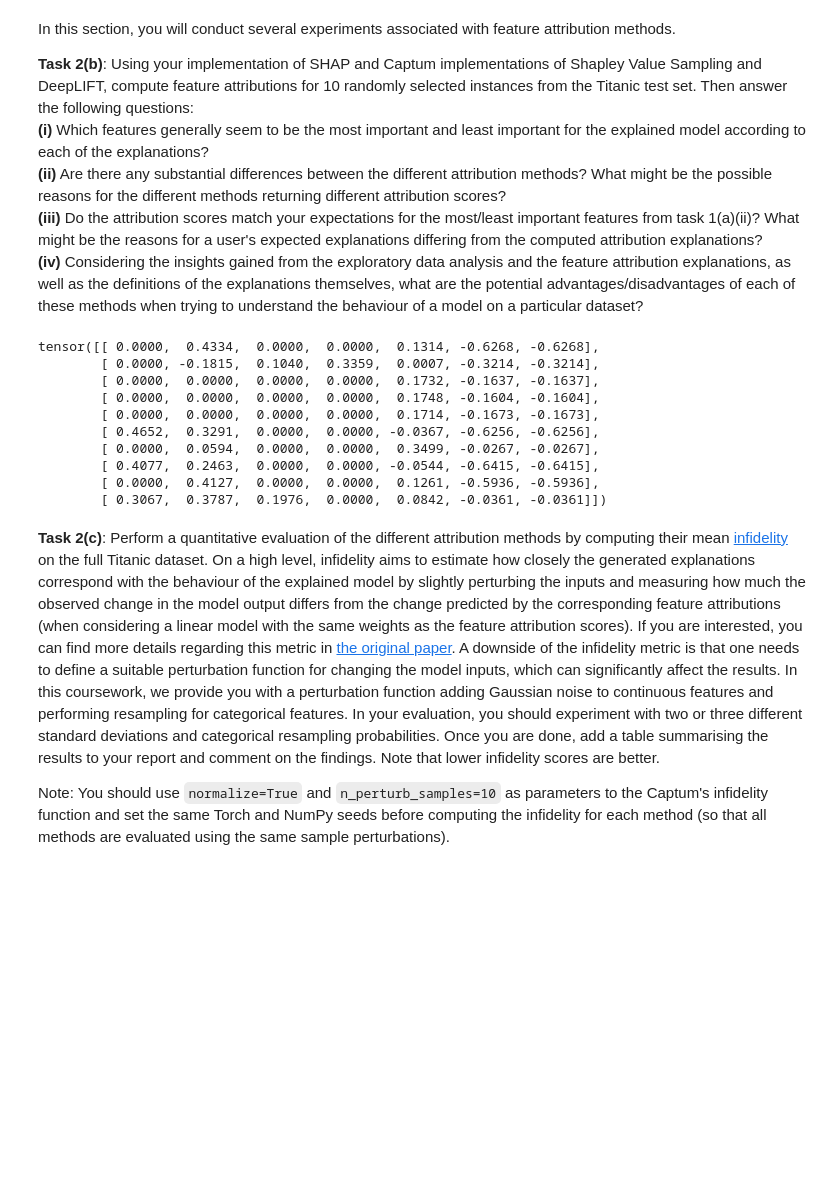
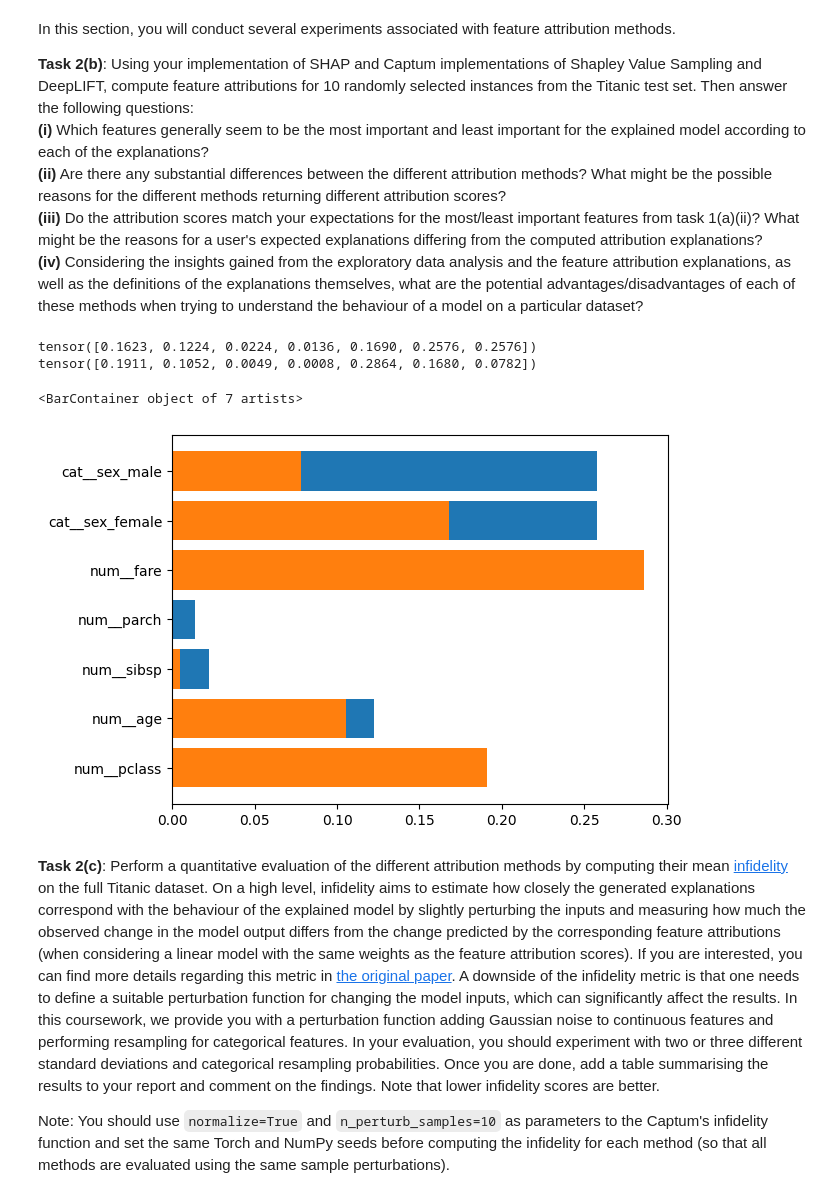
Before and after one commit to khigashinosg/Explainability-in-AI, a Jupyter notebook: Explainability CW.ipynb, the cells around one changed output. Drawn from its saved outputs; the diff is of its cells as text; code cells hidden in the pictures; blank space fills up the shorter version.

```diff
--- a/Explainability CW.ipynb
+++ b/Explainability CW.ipynb
@@ -689,28 +689,37 @@ In this section, you will conduct several experiments associated with feature at
 # %%
 # TODO: Your code and experiments here
 
 import torch
 import shap
 
-from captum.attr import ShapleyValueSampling
+from captum.attr import ShapleyValueSampling, DeepLift
 
 # Note that this is similar to feature_ids from the implementation above,
 # but the shape and the data type are different
 feature_mask = torch.tensor([[0, 1, 2, 3, 4, 5, 5]]).to(DEVICE)
 svs = ShapleyValueSampling(model)
-attributions = svs.attribute(test_dataset.samples[0:10].to(DEVICE), target=0, feature_mask=feature_mask)
-attributions
+svs_attributions = svs.attribute(test_dataset.samples[0:100:10].to(DEVICE), target=0, feature_mask=feature_mask)
+mean_svs_attributions = torch.mean(svs_attributions.abs(), dim=0)
+print(mean_svs_attributions)
+
+# plot the mean shap values
+plt.barh(test_dataset.features, mean_svs_attributions)
+
+
+# DeepLift
+dl = DeepLift(model)
+with torch.no_grad():
+    dl_attributions = dl.attribute(test_dataset.samples[0:100:10].to(DEVICE), baselines=torch.zeros_like(test_dataset.samples[0:100:10]).to(DEVICE))
+    mean_dl_attributions = torch.mean(dl_attributions.abs(), dim=0)
+print(mean_dl_attributions)
+
+# plot the mean shap values
+plt.barh(test_dataset.features, mean_dl_attributions)
 # %% [output]
-tensor([[ 0.0000,  0.4334,  0.0000,  0.0000,  0.1314, -0.6268, -0.6268],
-        [ 0.0000, -0.1815,  0.1040,  0.3359,  0.0007, -0.3214, -0.3214],
-        [ 0.0000,  0.0000,  0.0000,  0.0000,  0.1732, -0.1637, -0.1637],
-        [ 0.0000,  0.0000,  0.0000,  0.0000,  0.1748, -0.1604, -0.1604],
-        [ 0.0000,  0.0000,  0.0000,  0.0000,  0.1714, -0.1673, -0.1673],
-        [ 0.4652,  0.3291,  0.0000,  0.0000, -0.0367, -0.6256, -0.6256],
-        [ 0.0000,  0.0594,  0.0000,  0.0000,  0.3499, -0.0267, -0.0267],
-        [ 0.4077,  0.2463,  0.0000,  0.0000, -0.0544, -0.6415, -0.6415],
-        [ 0.0000,  0.4127,  0.0000,  0.0000,  0.1261, -0.5936, -0.5936],
-        [ 0.3067,  0.3787,  0.1976,  0.0000,  0.0842, -0.0361, -0.0361]])
+tensor([0.1623, 0.1224, 0.0224, 0.0136, 0.1690, 0.2576, 0.2576])
+tensor([0.1911, 0.1052, 0.0049, 0.0008, 0.2864, 0.1680, 0.0782])
+<BarContainer object of 7 artists>
+[figure, added]
 # %% [markdown]
 **Task 2(c)**: Perform a quantitative evaluation of the different attribution methods by computing their mean [infidelity](https://captum.ai/api/metrics.html) on the full Titanic dataset. On a high level, infidelity aims to estimate how closely the generated explanations correspond with the behaviour of the explained model by slightly perturbing the inputs and measuring how much the observed change in the model output differs from the change predicted by the corresponding feature attributions (when considering a linear model with the same weights as the feature attribution scores). If you are interested, you can find more details regarding this metric in [the original paper](https://arxiv.org/abs/1901.09392). A downside of the infidelity metric is that one needs to define a suitable perturbation function for changing the model inputs, which can significantly affect the results. In this coursework, we provide you with a perturbation function adding Gaussian noise to continuous features and performing resampling for categorical features. In your evaluation, you should experiment with two or three different standard deviations and categorical resampling probabilities. Once you are done, add a table summarising the results to your report and comment on the findings. Note that lower infidelity scores are better.
 
```
